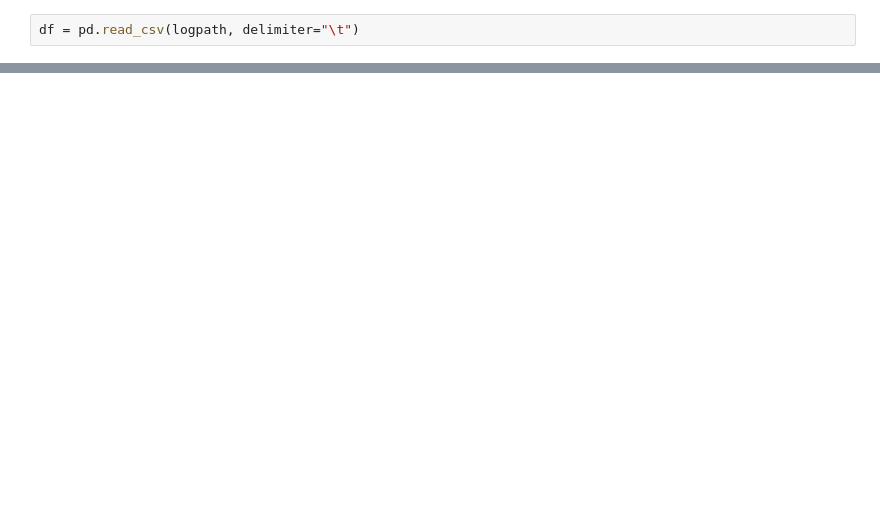
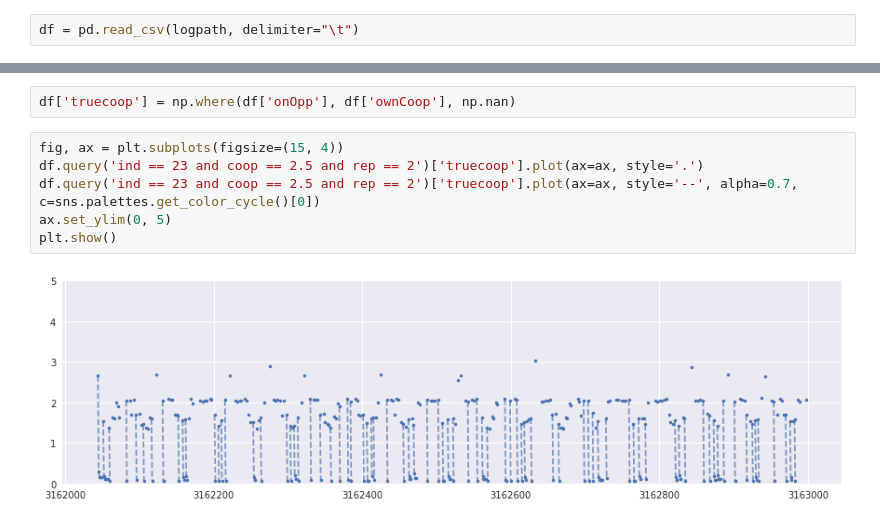
Before and after one commit to PaulEcoffet/roborobo3, a Jupyter notebook: roborobo3/notebooks/bigmodel_partnerchoice.ipynb, the cells around one changed output, grey strips where cells are left out. Drawn from its saved outputs; the diff is of its cells as text; blank space fills up the shorter version.

```diff
--- a/roborobo3/notebooks/bigmodel_partnerchoice.ipynb
+++ b/roborobo3/notebooks/bigmodel_partnerchoice.ipynb
@@ -60,0 +55,10 @@ plt.xlabel("$x_0$");
+# %%
+df['truecoop'] = np.where(df['onOpp'], df['ownCoop'], np.nan)
+# %%
+fig, ax = plt.subplots(figsize=(15, 4))
+df.query('ind == 23 and coop == 2.5 and rep == 2')['truecoop'].plot(ax=ax, style='.')
+df.query('ind == 23 and coop == 2.5 and rep == 2')['truecoop'].plot(ax=ax, style='--', alpha=0.7, c=sns.palettes.get_color_cycle()[0])
+ax.set_ylim(0, 5)
+plt.show()
+# %% [output]
+[figure, added]
```
Also changed, not shown: parts of 8 cells of this notebook, 2 other files.
